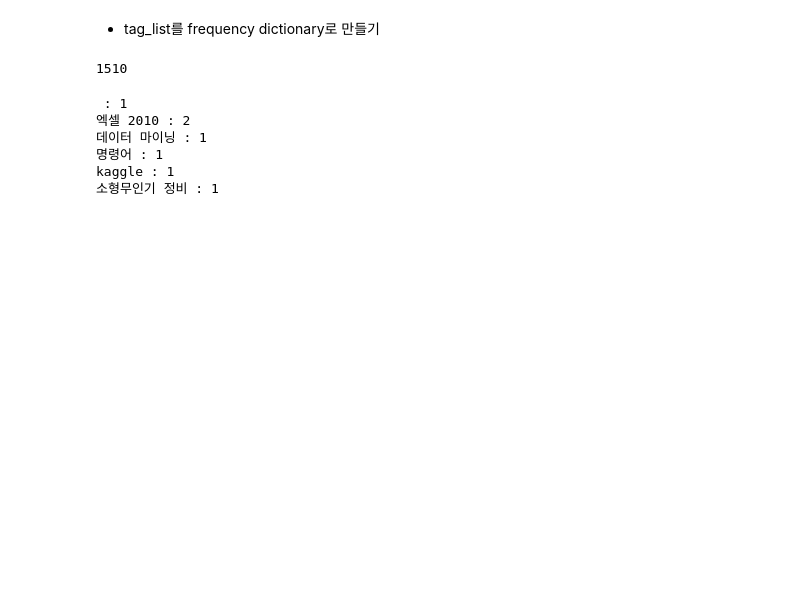
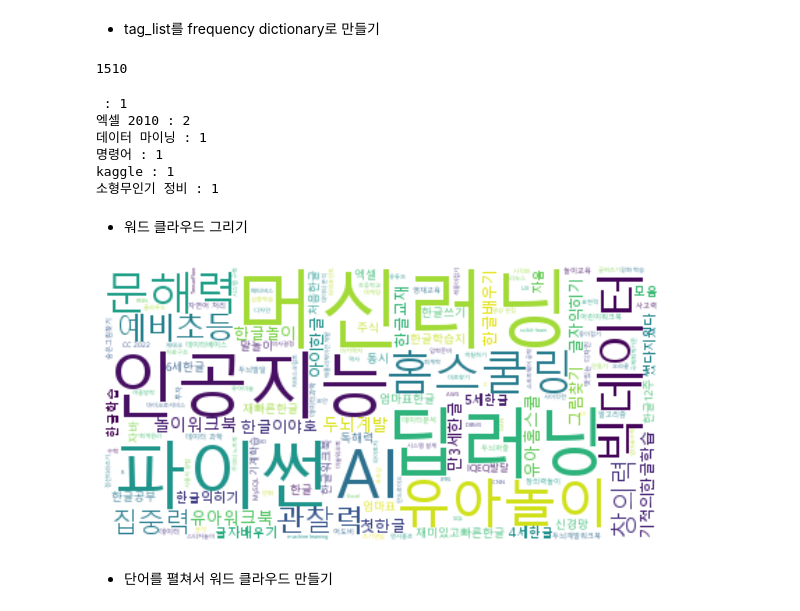
Before and after one commit to ckiekim/DataAnalysis-Lecture-2022.04, a Jupyter notebook: 06.Text/02.워드클라우드.ipynb, the cells around one changed output. Cells and saved outputs as stored; diff of their text form; code cells hidden in the pictures; blank space fills up the shorter version.

Commit message:
워드 클라우드

```diff
--- a/06.Text/02.워드클라우드.ipynb
+++ b/06.Text/02.워드클라우드.ipynb
@@ -98,3 +100,25 @@ for key, val in tag_dict.items():
 명령어 : 1
 kaggle : 1
 소형무인기 정비 : 1
+# %% [markdown]
+- 워드 클라우드 그리기
+# %%
+from wordcloud import WordCloud
+import matplotlib as mpl
+import matplotlib.pyplot as plt
+mpl.rcParams['axes.unicode_minus'] = False
+mpl.rcParams['font.family'] = 'Malgun Gothic'
+# %%
+wc = WordCloud(background_color='white',
+               random_state=2022,
+               font_path='c:/Windows/Fonts/malgun.ttf')
+wc = wc.generate_from_frequencies(tag_dict)
+# %%
+plt.figure(figsize=(10,6))
+plt.imshow(wc, interpolation='bilinear')
+plt.axis('off')
+plt.show()
+# %% [output]
+[figure, added]
+# %% [markdown]
+- 단어를 펼쳐서 워드 클라우드 만들기
```
Also changed, not shown: parts of 4 cells of this notebook, 4 other files.
